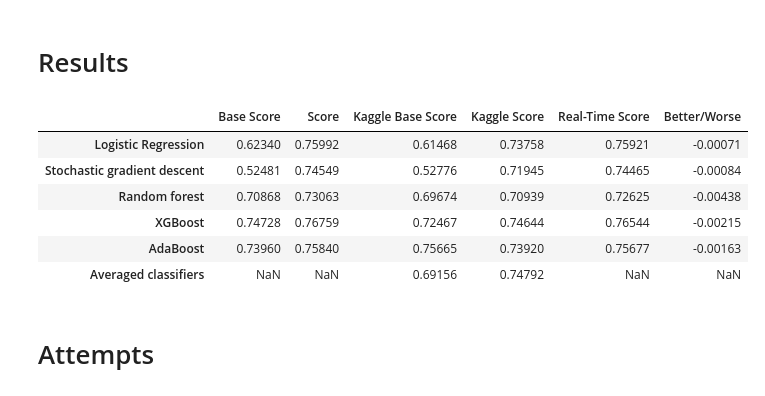
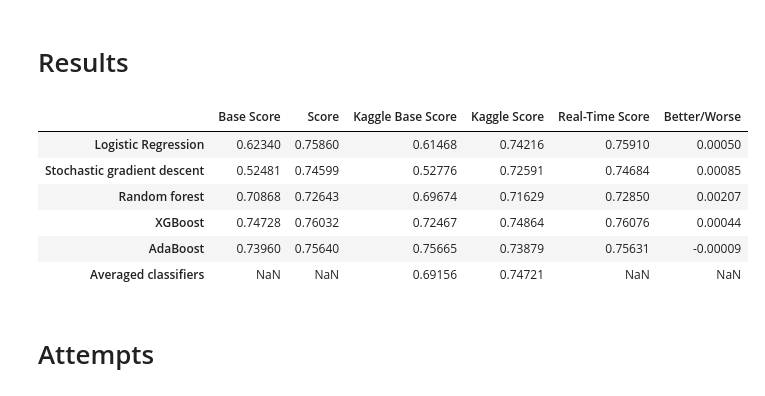
Before and after one commit to Gedas-LT/kaggle-home-credit, a Jupyter notebook: notebook.ipynb, the cells around one changed output. Drawn from its saved outputs; the diff is of its cells as text; code cells hidden in the pictures.

```diff
--- a/notebook.ipynb
+++ b/notebook.ipynb
@@ -691,9 +701,3 @@ bins = [application_train["AGE"].min(), 27, 40, 50, 65, application_train["AGE"]
 labels = ["27_YEARS", "27-40_YEARS", "40-50_YEARS", "50-65_YEARS_MORE", "65_YEARS_MORE"]
 
 get_age_binning = FunctionTransformer(pandas_binning, kw_args={"feature": "AGE", "bins": bins, "labels": labels})
-# %%
-application_train["YEARS_EMPLOYED"] = application_train["DAYS_EMPLOYED"] / 365
-application_test["YEARS_EMPLOYED"] = application_test["DAYS_EMPLOYED"] / 365
-
-application_train = application_train.drop(columns="DAYS_EMPLOYED")
-application_test = application_test.drop(columns="DAYS_EMPLOYED")
@@ -943,50 +950,50 @@ forest_base_score = 0.70868
 xgboost_base_score = 0.74728
 ada_base_score = 0.7396
 avg_base_score = None
 
-log_score = 0.75992
-sgd_score = 0.74549
-forest_score = 0.73063
-xgboost_score = 0.76759
-ada_score = 0.75840
+log_score = 0.75860
+sgd_score = 0.74599
+forest_score = 0.72643
+xgboost_score = 0.76032
+ada_score = 0.75640
 avg_score = None
 
 kaggle_base_log_score = 0.61468
 kaggle_base_sgd_score = 0.52776
 kaggle_base_forest_score = 0.69674
 kaggle_base_xgboost_score = 0.72467
 kaggle_base_ada_score = 0.75665
 kaggle_base_avg_score = 0.69156
 
-kaggle_log_score = 0.73758
-kaggle_sgd_score = 0.71945
-kaggle_forest_score = 0.70939
-kaggle_xgboost_score = 0.74644
-kaggle_ada_score = 0.73920
-kaggle_avg_score = 0.74792
+kaggle_log_score = 0.74216
+kaggle_sgd_score = 0.72591
+kaggle_forest_score = 0.71629
+kaggle_xgboost_score = 0.74864
+kaggle_ada_score = 0.73879
+kaggle_avg_score = 0.74721
 
 scores_table = pd.DataFrame({"Base Score": [log_base_score, sgd_base_score, forest_base_score, xgboost_base_score, ada_base_score, avg_base_score],
                              "Score": [log_score, sgd_score, forest_score, xgboost_score, ada_score, avg_score],
                              "Kaggle Base Score": [kaggle_base_log_score, kaggle_base_sgd_score, kaggle_base_forest_score,
                                                    kaggle_base_xgboost_score, kaggle_base_ada_score, kaggle_base_avg_score],
                              "Kaggle Score": [kaggle_log_score, kaggle_sgd_score, kaggle_forest_score, kaggle_xgboost_score, kaggle_ada_score, kaggle_avg_score],
                              "Real-Time Score": [log_score_rt, sgd_score_rt, forest_score_rt, xgboost_score_rt, ada_score_rt, None],
                              "Better/Worse": [log_score_rt - log_score, sgd_score_rt - sgd_score, forest_score_rt - forest_score,
                                               xgboost_score_rt - xgboost_score, ada_score_rt - ada_score, None]
                              }
                             ).set_axis(
                                  ["Logistic Regression", "Stochastic gradient descent", "Random forest", "XGBoost", "AdaBoost", "Averaged classifiers"], axis="index"
                                  )
 
 scores_table
 # %% [output]
 |  | Base Score | Score | Kaggle Base Score | Kaggle Score | Real-Time Score | Better/Worse |
-| Logistic Regression | 0.62340 | 0.75992 | 0.61468 | 0.73758 | 0.75921 | -0.00071 |
-| Stochastic gradient descent | 0.52481 | 0.74549 | 0.52776 | 0.71945 | 0.74465 | -0.00084 |
-| Random forest | 0.70868 | 0.73063 | 0.69674 | 0.70939 | 0.72625 | -0.00438 |
-| XGBoost | 0.74728 | 0.76759 | 0.72467 | 0.74644 | 0.76544 | -0.00215 |
-| AdaBoost | 0.73960 | 0.75840 | 0.75665 | 0.73920 | 0.75677 | -0.00163 |
-| Averaged classifiers | NaN | NaN | 0.69156 | 0.74792 | NaN | NaN |
+| Logistic Regression | 0.62340 | 0.75860 | 0.61468 | 0.74216 | 0.75910 | 0.00050 |
+| Stochastic gradient descent | 0.52481 | 0.74599 | 0.52776 | 0.72591 | 0.74684 | 0.00085 |
+| Random forest | 0.70868 | 0.72643 | 0.69674 | 0.71629 | 0.72850 | 0.00207 |
+| XGBoost | 0.74728 | 0.76032 | 0.72467 | 0.74864 | 0.76076 | 0.00044 |
+| AdaBoost | 0.73960 | 0.75640 | 0.75665 | 0.73879 | 0.75631 | -0.00009 |
+| Averaged classifiers | NaN | NaN | 0.69156 | 0.74721 | NaN | NaN |
 # %% [markdown]
 # Attempts
 # %%
```
Also changed, not shown: parts of 17 cells of this notebook, 1 other file.
